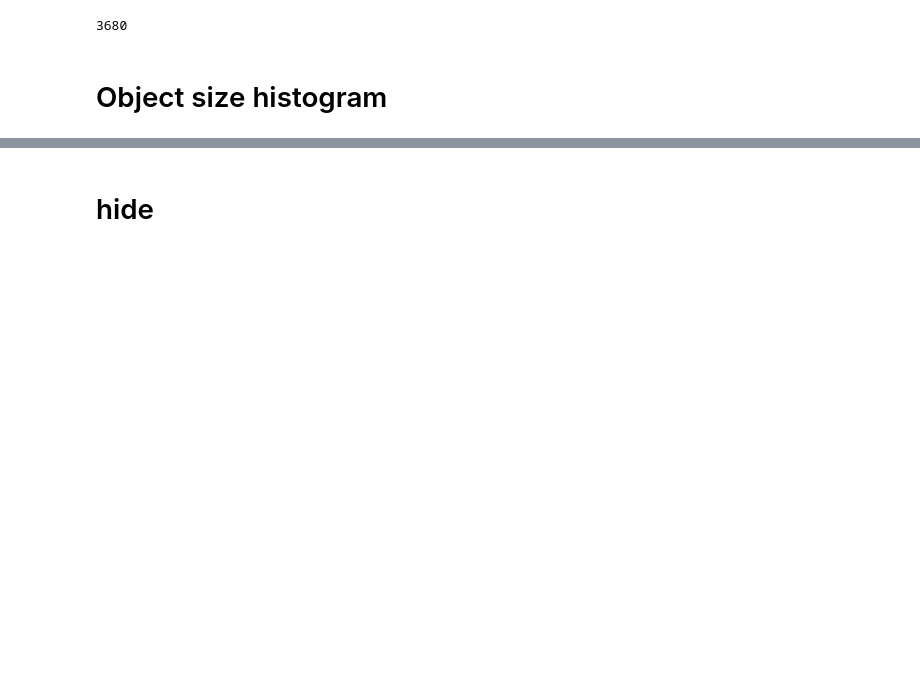
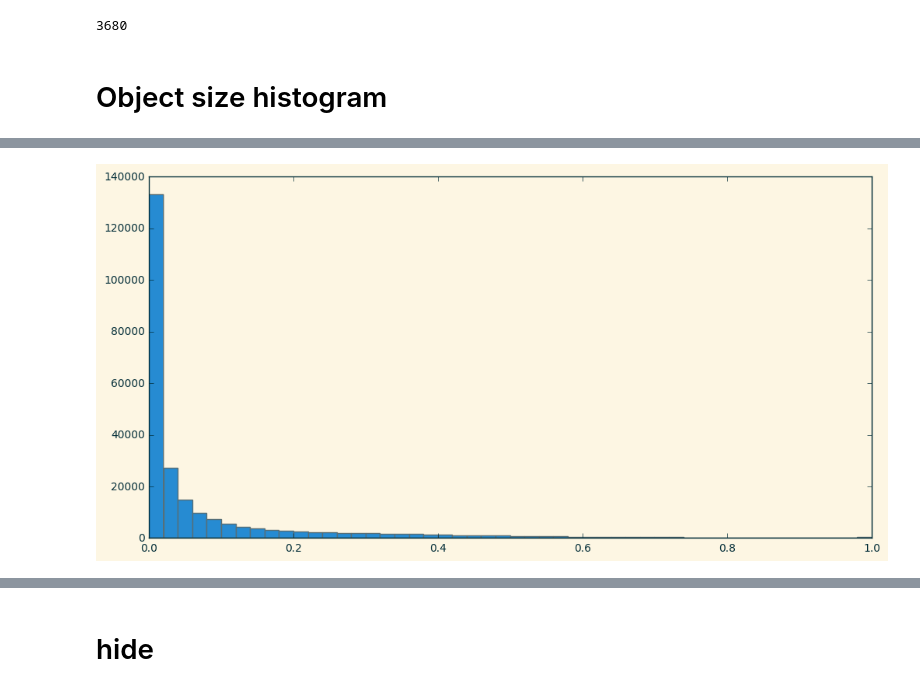
Before and after one commit to drschwenk/pqa_notebooks, a Jupyter notebook: ade_image_selection.ipynb, the cells around one changed output, grey strips where cells are left out. Drawn from its saved outputs; the diff is of its cells as text; code cells hidden in the pictures; blank space fills up the shorter version.

```diff
--- a/ade_image_selection.ipynb
+++ b/ade_image_selection.ipynb
@@ -834,0 +839,2 @@ obj_area
+# %%
+full_ade_ds = deepcopy(combined_results)
@@ -834,0 +897,10 @@ obj_area
+# %%
+ds_object_arr = [obj for img_a in full_ade_ds.values() for obj in img_a['objects'].values()]
+# %%
+ds_obj_df = pd.DataFrame(ds_object_arr)
+# %%
+ade_train_df = ds_obj_df[ds_obj_df['origin_image'].str.contains('train')]
+# %%
+_ = ade_train_df['area_ratio'].hist(bins=50)
+# %% [output]
+[figure, added]
```
Also changed, not shown: parts of 19 cells of this notebook.
